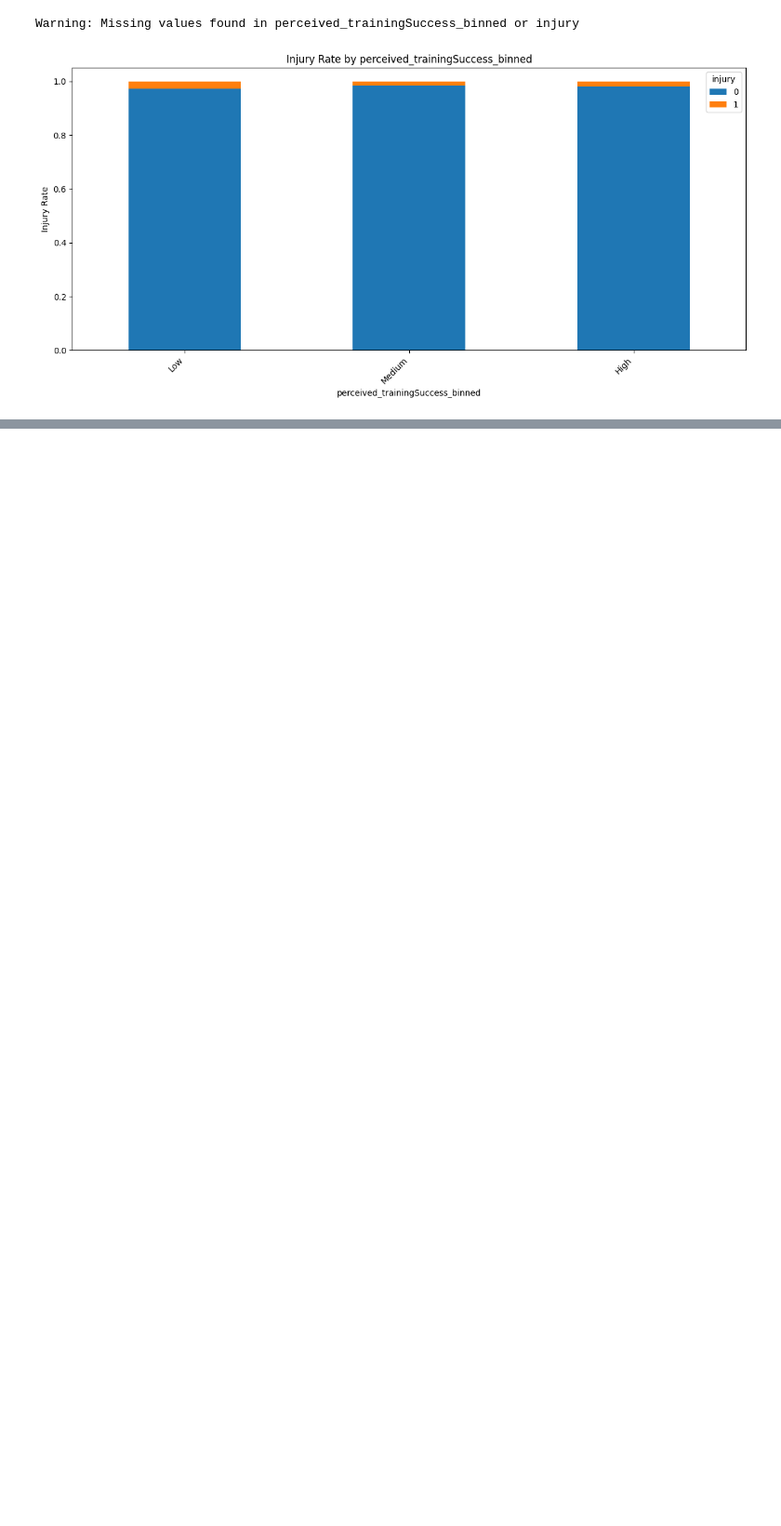
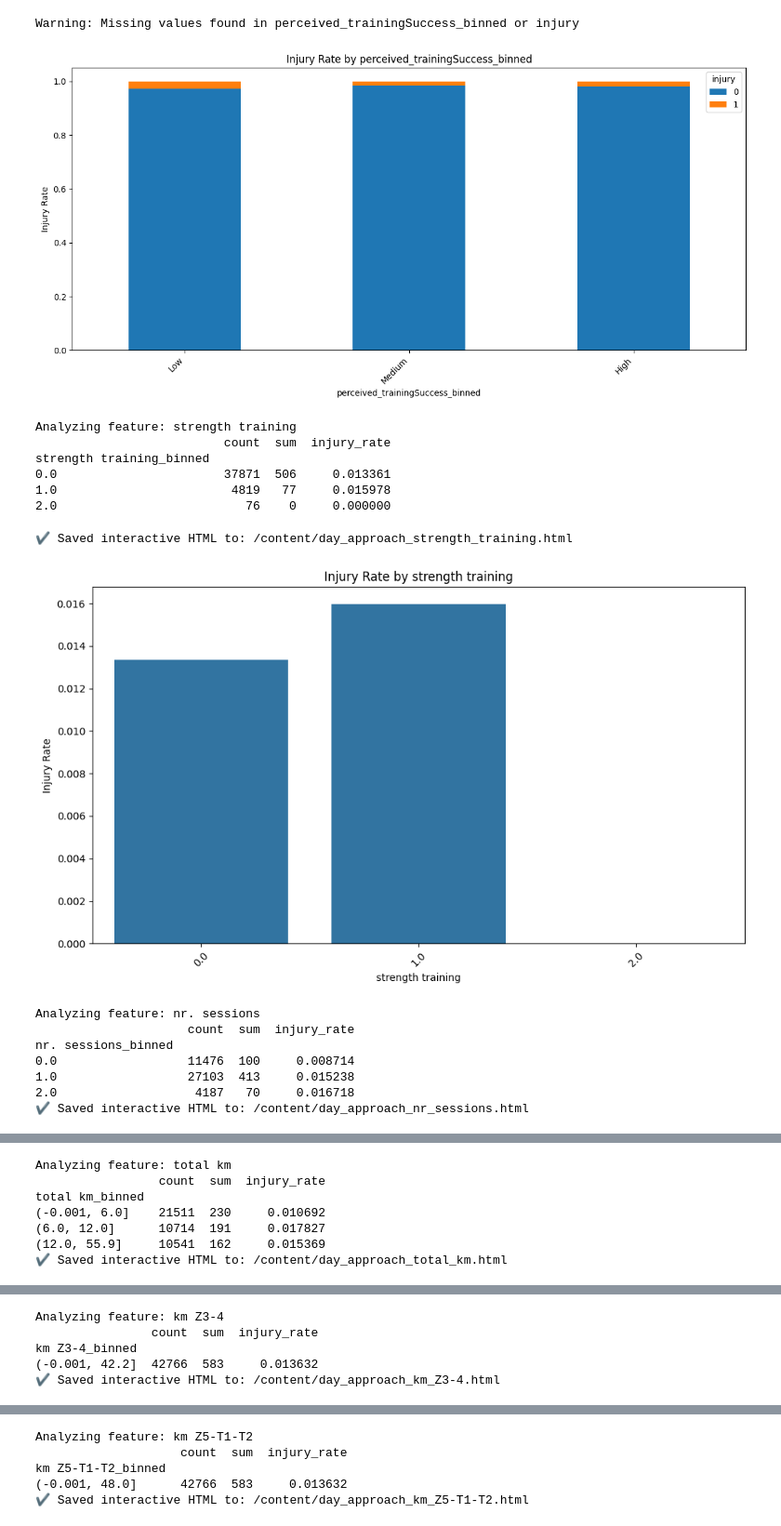
Before and after one commit to jdrakes21/Sports-Performance-Optimization-through-Machine-Learning-for-Injury-Prevention-and-Recovery-Analysis, a Jupyter notebook: day_approach.ipynb, the cells around one changed output, grey strips where cells are left out. Shown at 93% size. Saved outputs shown, nothing was run; the diff lists cells and outputs as text; code cells hidden in the pictures; blank space fills up the shorter version.

```diff
--- a/day_approach.ipynb
+++ b/day_approach.ipynb
@@ -573,0 +628,27 @@ Warning: Missing values found in perceived_trainingSuccess_binned or injury
+# %%
+features = [
+    "strength training",
+    "nr. sessions",
+    "total km",
+    "km Z3-4",
+    "km Z5-T1-T2",
+    "perceived trainingSuccess"
+]
+for feat in features:
+    analyze_injury_by_feature(daily_data, feat)
+# %% [output]
+Analyzing feature: strength training
+                          count  sum  injury_rate
+strength training_binned
+0.0                       37871  506     0.013361
+1.0                        4819   77     0.015978
+2.0                          76    0     0.000000
+✔️ Saved interactive HTML to: /content/day_approach_strength_training.html
+[figure, added]
+Analyzing feature: nr. sessions
+                     count  sum  injury_rate
+nr. sessions_binned
+0.0                  11476  100     0.008714
+1.0                  27103  413     0.015238
+2.0                   4187   70     0.016718
+✔️ Saved interactive HTML to: /content/day_approach_nr_sessions.html
@@ -573,0 +656,7 @@ Warning: Missing values found in perceived_trainingSuccess_binned or injury
+Analyzing feature: total km
+                 count  sum  injury_rate
+total km_binned
+(-0.001, 6.0]    21511  230     0.010692
+(6.0, 12.0]      10714  191     0.017827
+(12.0, 55.9]     10541  162     0.015369
+✔️ Saved interactive HTML to: /content/day_approach_total_km.html
@@ -573,0 +664,5 @@ Warning: Missing values found in perceived_trainingSuccess_binned or injury
+Analyzing feature: km Z3-4
+                count  sum  injury_rate
+km Z3-4_binned
+(-0.001, 42.2]  42766  583     0.013632
+✔️ Saved interactive HTML to: /content/day_approach_km_Z3-4.html
@@ -573,0 +670,5 @@ Warning: Missing values found in perceived_trainingSuccess_binned or injury
+Analyzing feature: km Z5-T1-T2
+                    count  sum  injury_rate
+km Z5-T1-T2_binned
+(-0.001, 48.0]      42766  583     0.013632
+✔️ Saved interactive HTML to: /content/day_approach_km_Z5-T1-T2.html
```
Also changed, not shown: parts of 5 cells of this notebook, 1 other file.
